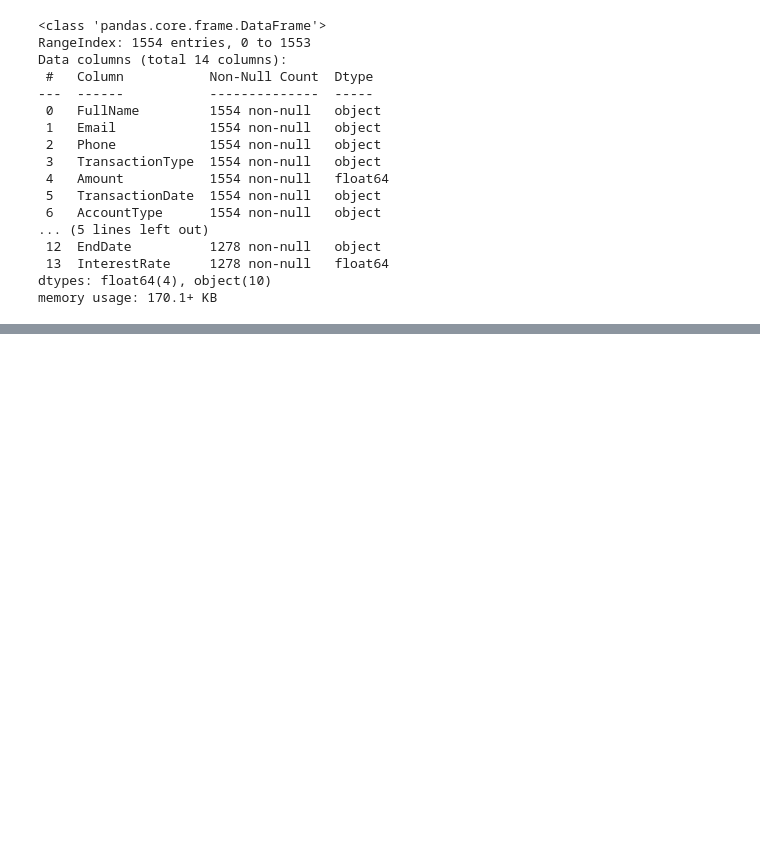
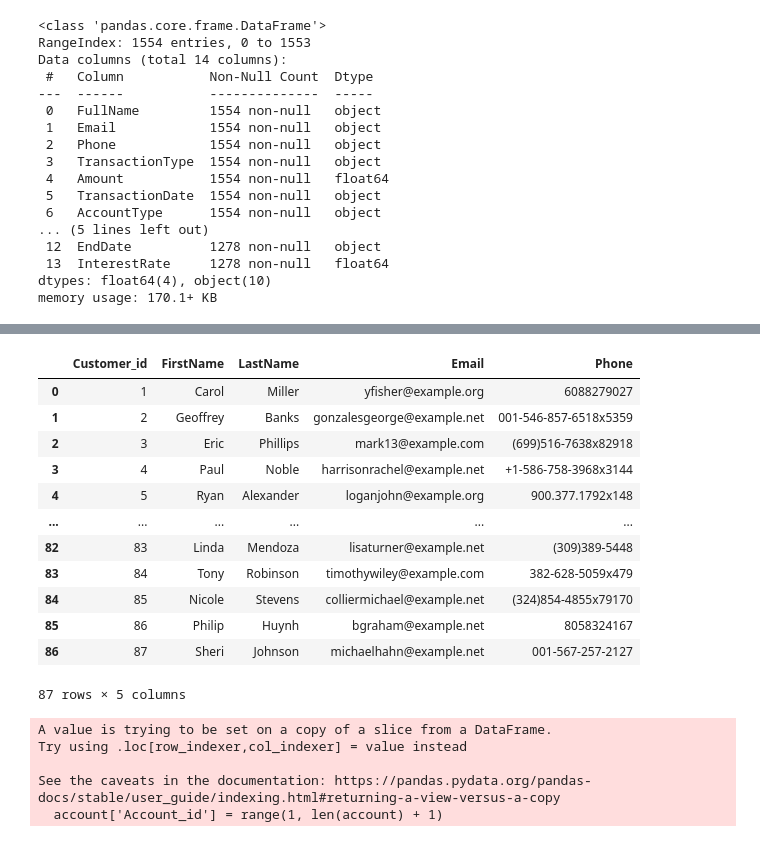
Before and after one commit to dibanga2800/zulo_bank_rdbs_setup, a Jupyter notebook: zulu_bank_notebook.ipynb, the cells around one changed output, grey strips where cells are left out. Cells and saved outputs as stored; diff of their text form; code cells hidden in the pictures; blank space fills up the shorter version.

```diff
--- a/zulu_bank_notebook.ipynb
+++ b/zulu_bank_notebook.ipynb
@@ -77,3 +75,36 @@ display(zulo_bank.head())
 | 2 | Geoffrey Banks | gonzalesgeorge@example.net | 001-546-857-6518x5359 | withdrawal | 358.80 | 2020-06-13 | Credit | 2881.24 | ... |
 | 3 | Geoffrey Banks | gonzalesgeorge@example.net | 001-546-857-6518x5359 | withdrawal | 358.80 | 2020-06-13 | Credit | 2881.24 | ... |
 | 4 | Geoffrey Banks | gonzalesgeorge@example.net | 001-546-857-6518x5359 | withdrawal | 358.80 | 2020-06-13 | Credit | 2881.24 | ... |
+# %%
+#converting 1NF to 2NF
+#Customer table
+customer = zulo_bank[['FirstName', 'LastName', 'Email', 'Phone']].copy().drop_duplicates().reset_index(drop=True)
+customer['Customer_id'] = range(1, len(customer) + 1)
+customer = customer[['Customer_id', 'FirstName', 'LastName', 'Email', 'Phone']]
+# %%
+customer
+# %% [output]
+|  | Customer_id | FirstName | LastName | Email | Phone |
+| 0 | 1 | Carol | Miller | yfisher@example.org | 6088279027 |
+| 1 | 2 | Geoffrey | Banks | gonzalesgeorge@example.net | 001-546-857-6518x5359 |
+| 2 | 3 | Eric | Phillips | mark13@example.com | (699)516-7638x82918 |
+| 3 | 4 | Paul | Noble | harrisonrachel@example.net | +1-586-758-3968x3144 |
+| 4 | 5 | Ryan | Alexander | loganjohn@example.org | 900.377.1792x148 |
+| ... | ... | ... | ... | ... | ... |
+| 82 | 83 | Linda | Mendoza | lisaturner@example.net | (309)389-5448 |
+| 83 | 84 | Tony | Robinson | timothywiley@example.com | 382-628-5059x479 |
+| 84 | 85 | Nicole | Stevens | colliermichael@example.net | (324)854-4855x79170 |
+| 85 | 86 | Philip | Huynh | bgraham@example.net | 8058324167 |
+| 86 | 87 | Sheri | Johnson | michaelhahn@example.net | 001-567-257-2127 |
+87 rows × 5 columns
+# %%
+#Accounts table
+account = zulo_bank[['AccountType', 'Balance', 'OpeningDate']]
+account['Account_id'] = range(1, len(account) + 1)
+account = account[['Account_id', 'AccountType', 'Balance', 'OpeningDate']]
+# %% [output]
+A value is trying to be set on a copy of a slice from a DataFrame.
+Try using .loc[row_indexer,col_indexer] = value instead
+
+See the caveats in the documentation: https://pandas.pydata.org/pandas-docs/stable/user_guide/indexing.html#returning-a-view-versus-a-copy
+  account['Account_id'] = range(1, len(account) + 1)
```
Also changed, not shown: parts of 33 cells of this notebook, 1 other file.
